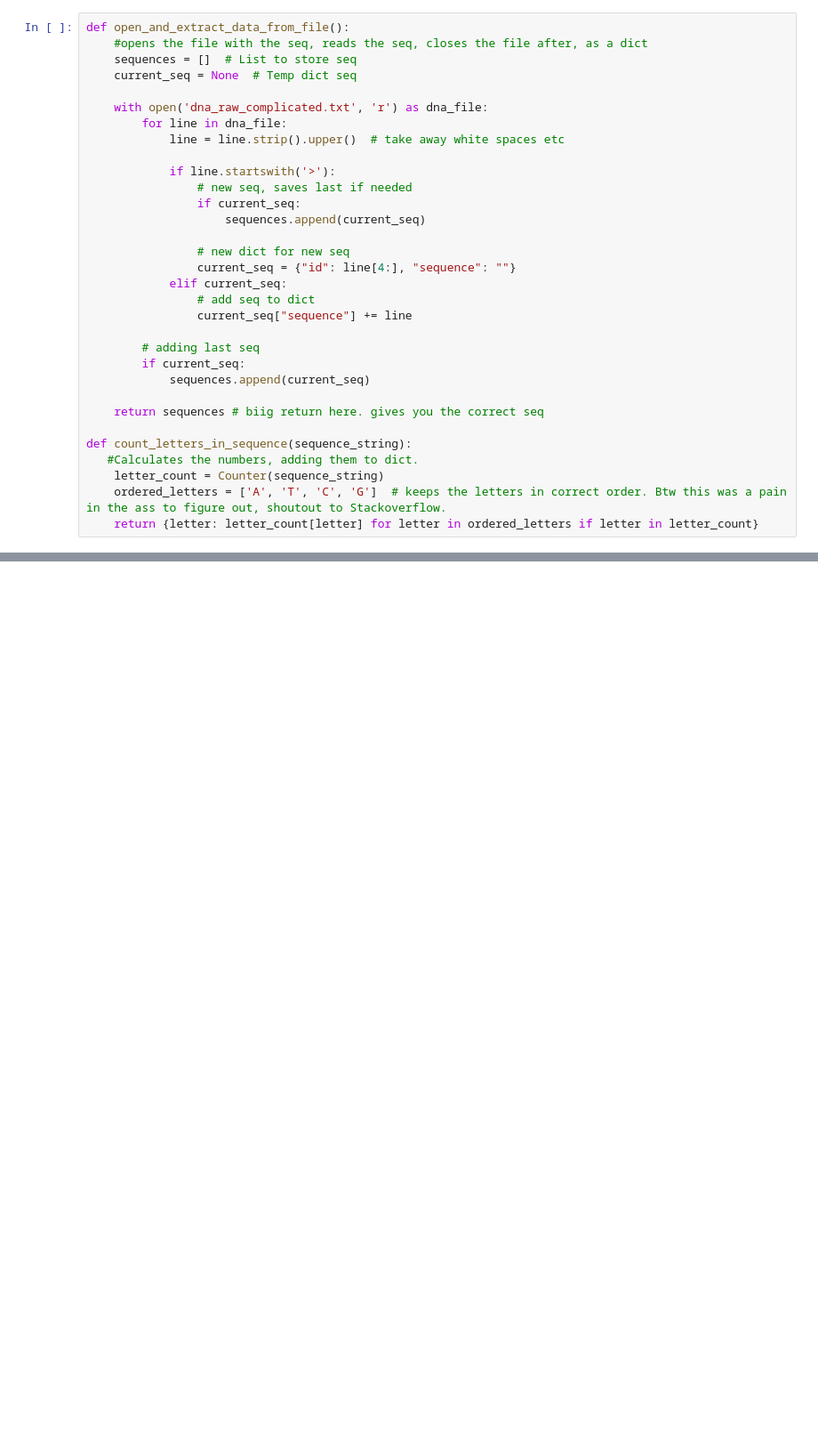
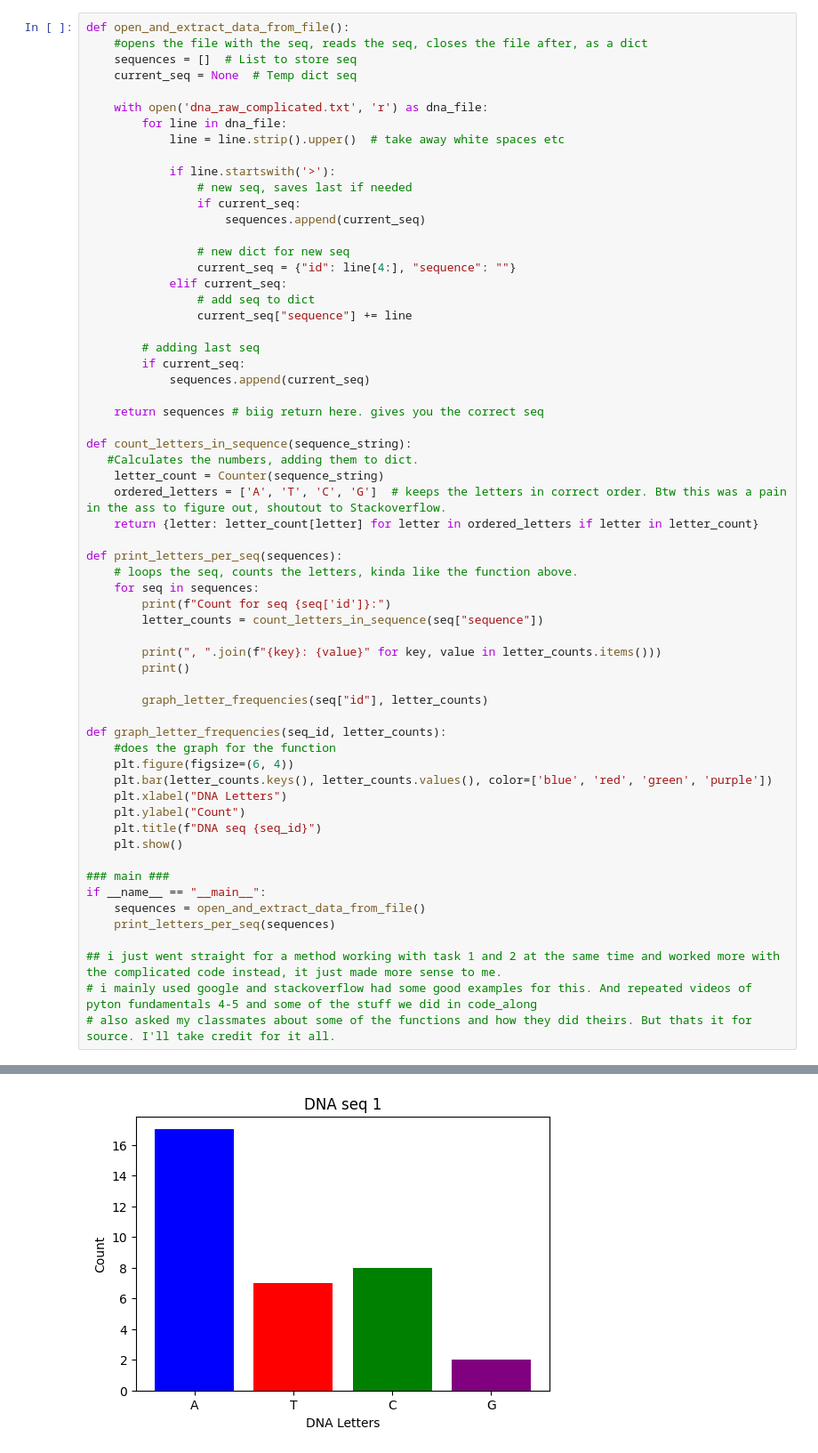
Before and after one commit to Shirasoki/DnaAnalyst, a Jupyter notebook: Dna_analyze.ipynb, the cells around one changed output, grey strips where cells are left out. Shown: that part at 89% size. Drawn from its saved outputs; the diff is of its cells as text; blank space fills up the shorter version.

Commit message:
just finished the task, went for task 2 straight away

```diff
--- a/Dna_analyze.ipynb
+++ b/Dna_analyze.ipynb
@@ -34,3 +36,33 @@ def count_letters_in_sequence(sequence_string):
     letter_count = Counter(sequence_string)
     ordered_letters = ['A', 'T', 'C', 'G']  # keeps the letters in correct order. Btw this was a pain in the ass to figure out, shoutout to Stackoverflow.
     return {letter: letter_count[letter] for letter in ordered_letters if letter in letter_count}
+
+def print_letters_per_seq(sequences):
+    # loops the seq, counts the letters, kinda like the function above.
+    for seq in sequences:
+        print(f"Count for seq {seq['id']}:")
+        letter_counts = count_letters_in_sequence(seq["sequence"])
+
+        print(", ".join(f"{key}: {value}" for key, value in letter_counts.items()))
+        print()
+
+        graph_letter_frequencies(seq["id"], letter_counts)
+
+def graph_letter_frequencies(seq_id, letter_counts):
+    #does the graph for the function
+    plt.figure(figsize=(6, 4))
+    plt.bar(letter_counts.keys(), letter_counts.values(), color=['blue', 'red', 'green', 'purple'])
+    plt.xlabel("DNA Letters")
+    plt.ylabel("Count")
+    plt.title(f"DNA seq {seq_id}")
+    plt.show()
+
+### main ###
+if __name__ == "__main__":
+    sequences = open_and_extract_data_from_file()
+    print_letters_per_seq(sequences)
+
+## i just went straight for a method working with task 1 and 2 at the same time and worked more with the complicated code instead, it just made more sense to me.
+# i mainly used google and stackoverflow had some good examples for this. And repeated videos of pyton fundamentals 4-5 and some of the stuff we did in code_along
+# also asked my classmates about some of the functions and how they did theirs. But thats it for source. I'll take credit for it all.
+# %% [output]
@@ -36,0 +71 @@ def count_letters_in_sequence(sequence_string):
+[figure, added]
```
Also changed, not shown: parts of 3 cells of this notebook.
